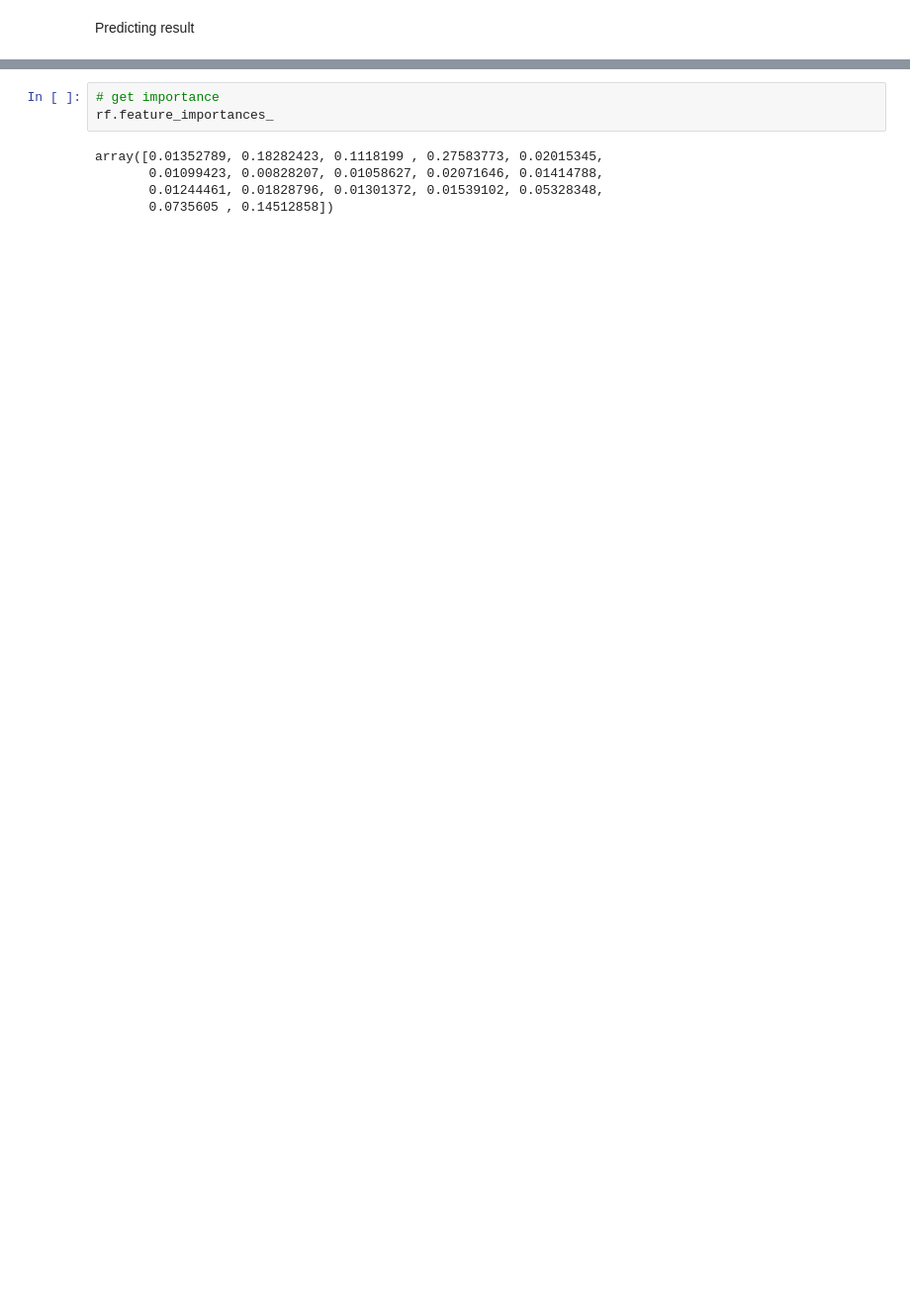
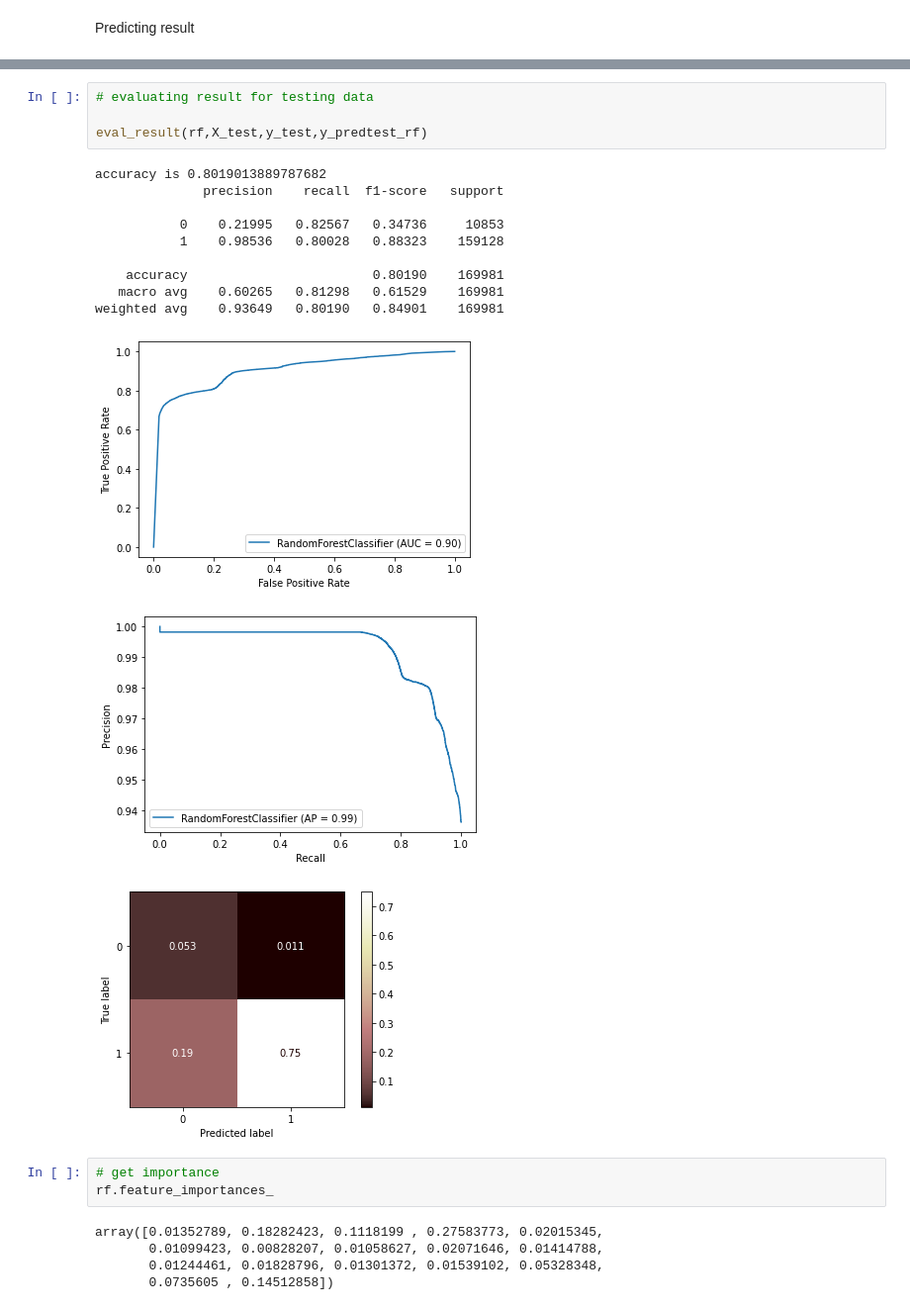
Before and after one commit to Mayank-004/Covid-19-, a Jupyter notebook: Covid19_Death_Predictive_Analysis_Imbalance_correction.ipynb, the cells around one changed output, grey strips where cells are left out. Shown at 99% size. Drawn from its saved outputs; the diff is of its cells as text; blank space fills up the shorter version.

```diff
--- a/Covid19_Death_Predictive_Analysis_Imbalance_correction.ipynb
+++ b/Covid19_Death_Predictive_Analysis_Imbalance_correction.ipynb
@@ -284,3 +208,20 @@ precision_recall_curve(y_train, y_predtrain_rf)
+# %%
+# evaluating result for testing data
+
+eval_result(rf,X_test,y_test,y_predtest_rf)
+# %% [output]
+accuracy is 0.8019013889787682
+              precision    recall  f1-score   support
+
+           0    0.21995   0.82567   0.34736     10853
+           1    0.98536   0.80028   0.88323    159128
+
+    accuracy                        0.80190    169981
+   macro avg    0.60265   0.81298   0.61529    169981
+weighted avg    0.93649   0.80190   0.84901    169981
+[figure, added]
+[figure, added]
+[figure, added]
 # %%
 # get importance
 rf.feature_importances_
```
Also changed, not shown: parts of 37 cells of this notebook.
